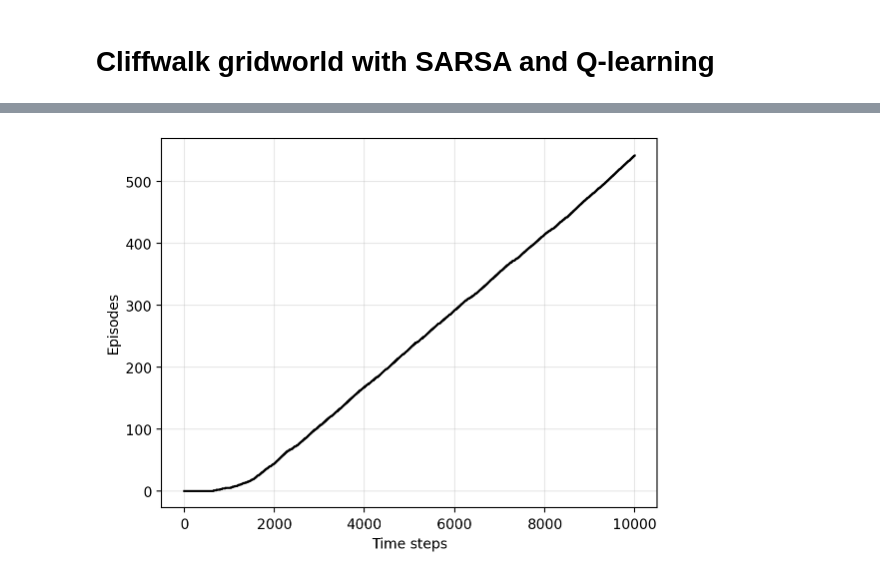
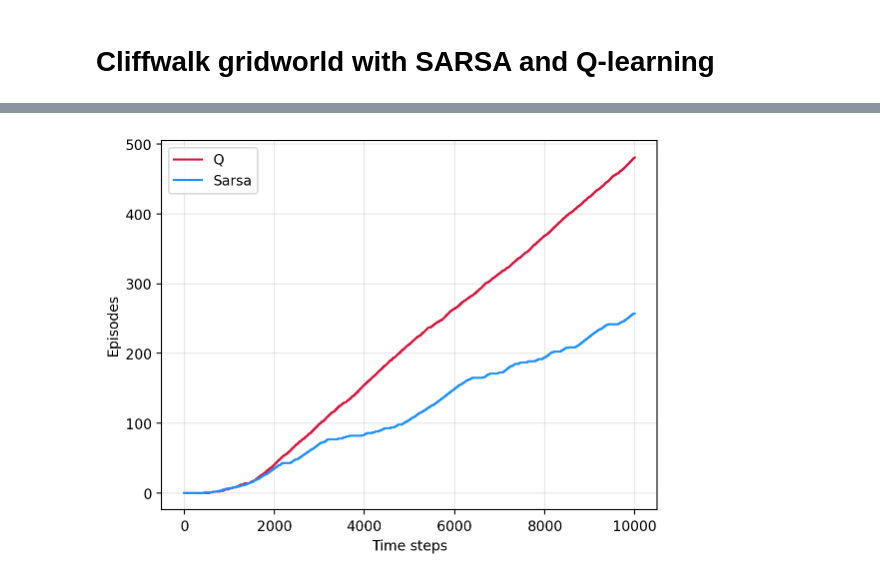
Before and after one commit to gerdm/reinforcement-learning, a Jupyter notebook: ch06/cliffwalk-gridworld.ipynb, the cells around one changed output, grey strips where cells are left out. Cells and saved outputs as stored; diff of their text form; code cells hidden in the pictures.

Commit message:
ch06-feat: cliffwalk-gridworld

```diff
--- a/ch06/cliffwalk-gridworld.ipynb
+++ b/ch06/cliffwalk-gridworld.ipynb
@@ -39,16 +39,20 @@ from copy import deepcopy
 # %%
 n_steps = 10_000
-epsilon = 0.05
-alpha, gamma = 0.5, 1.0
+epsilon = 0.1
+alpha = 0.5
+gamma = 1.0
 
+seed = 3141
 hist_sarsa, Q_sarsa = agents.run_agent(
     start_ix, G, n_actions, n_steps, epsilon, alpha, gamma, movements,
-    agents.sarsa_step_and_update
+    agents.sarsa_step_and_update,
+    seed=seed
 )
 
 hist_qlearn, Q_qlearn = agents.run_agent(
     start_ix, G, n_actions, n_steps, epsilon, alpha, gamma, movements,
-    agents.qlearning_step_and_update
+    agents.qlearning_step_and_update,
+    seed=314159
 )
 
 hist = {
@@ -56,7 +60,7 @@ hist = {
     "q": deepcopy(hist_qlearn)
 }
 
-# del hist_qlearn, hist_sarsa
+del hist_qlearn, hist_sarsa
 # %%
 hist["sarsa"]["reward"][-500:].mean()
 # %% [output]
@@ -141,0 +145,7 @@ plt.grid(alpha=0.3)
+# %%
+fig, ax = plt.subplots(figsize=(n_cols * 0.6, n_rows * 0.5))
+
+plot_gridworld_board(ax, G)
+
+plot_agent_run(ax, hist["q"], -3, G, reward_goal, c_line="crimson")
+plot_agent_run(ax, hist["sarsa"], -2, G, reward_goal, c_line="dodgerblue", c_arrow="dodgerblue")
@@ -142,7 +154,10 @@ plt.grid(alpha=0.3)
 # %%
-plt.plot((hist[agent]["reward"] == reward_goal).cumsum(), c="black")
+plt.plot((hist["q"]["reward"] == reward_goal).cumsum(), c="crimson", label="Q")
+plt.plot((hist["sarsa"]["reward"] == reward_goal).cumsum(), c="dodgerblue", label="Sarsa")
+
+plt.legend()
 plt.grid(alpha=0.3)
 plt.xlabel("Time steps")
 plt.ylabel("Episodes");
 # %% [output]
-[figure, old version]
+[figure, new version]
```
Also changed, not shown: parts of 10 cells of this notebook.
